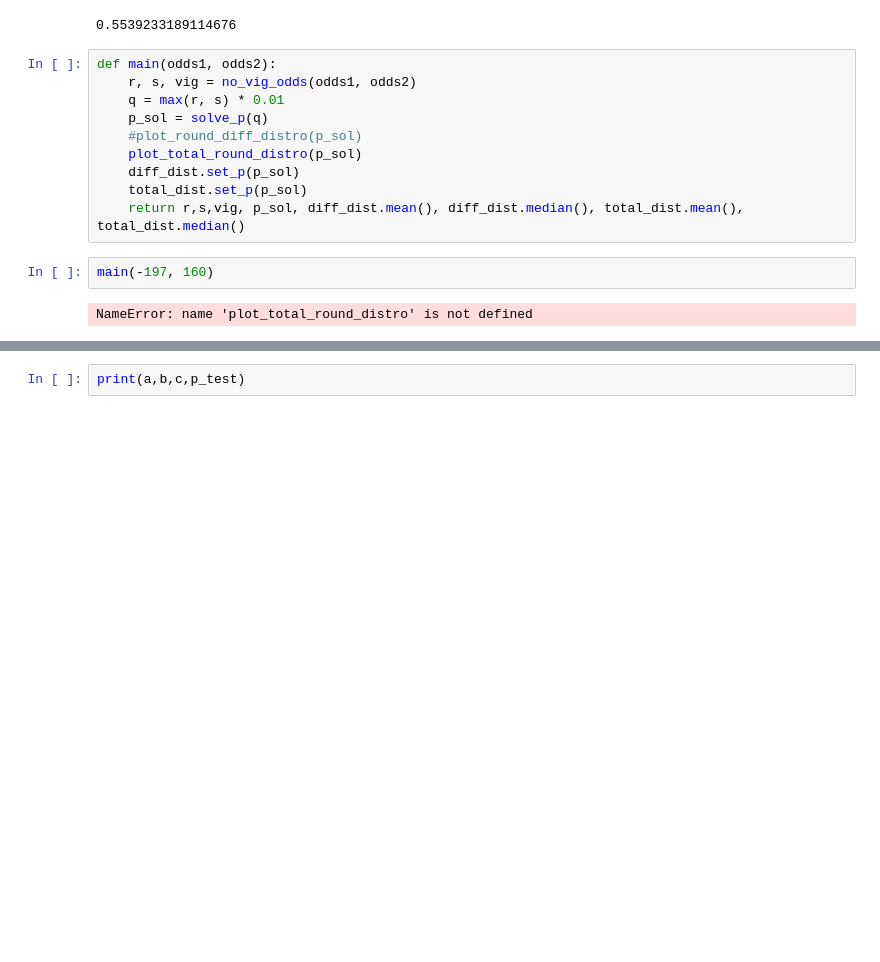
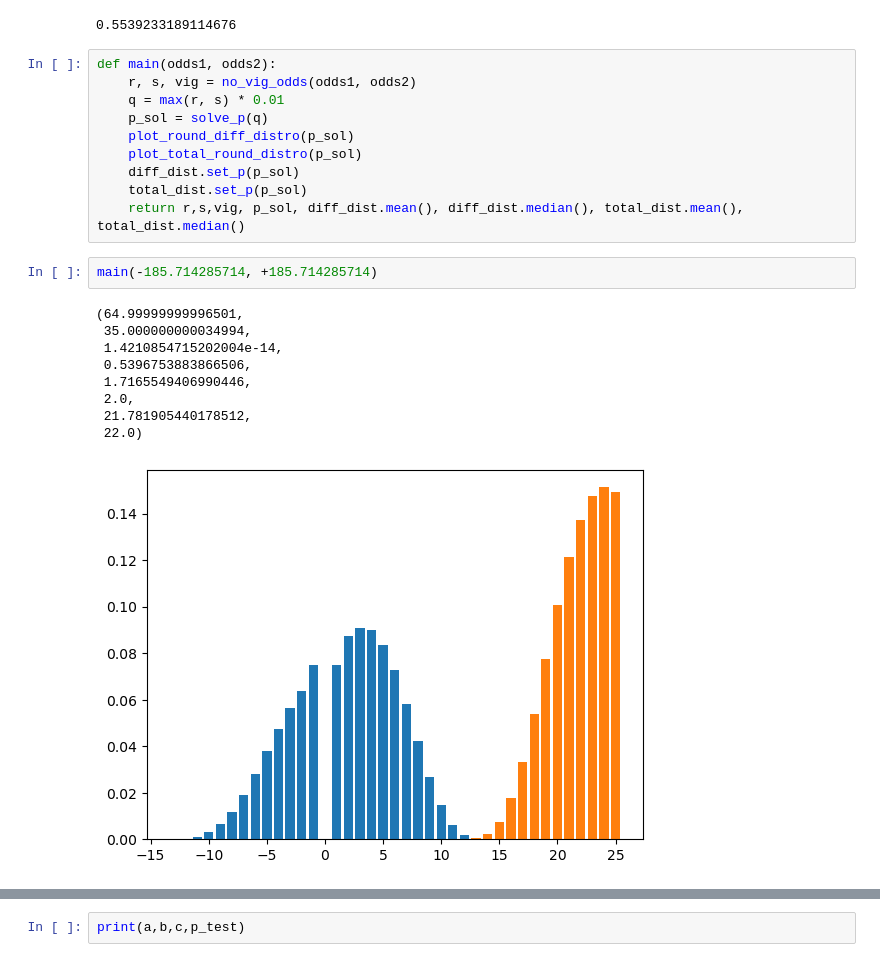
Before and after one commit to fysmoe1121/SportsBetting, a Jupyter notebook: algo_research/research_nb.ipynb, the cells around one changed output, grey strips where cells are left out. Cells and saved outputs as stored; diff of their text form; blank space fills up the shorter version.

Commit message:
added solving the winning probability each round with momentum

```diff
--- a/algo_research/research_nb.ipynb
+++ b/algo_research/research_nb.ipynb
@@ -206,15 +212,23 @@ def main(odds1, odds2):
     r, s, vig = no_vig_odds(odds1, odds2)
     q = max(r, s) * 0.01
     p_sol = solve_p(q)
-    #plot_round_diff_distro(p_sol)
+    plot_round_diff_distro(p_sol)
     plot_total_round_distro(p_sol)
     diff_dist.set_p(p_sol)
     total_dist.set_p(p_sol)
     return r,s,vig, p_sol, diff_dist.mean(), diff_dist.median(), total_dist.mean(), total_dist.median()
-# %%
-main(-197, 160)
-# %% [output]
-NameError: name 'plot_total_round_distro' is not defined
+# %%
+main(-185.714285714, +185.714285714)
+# %% [output]
+(64.99999999996501,
+ 35.000000000034994,
+ 1.4210854715202004e-14,
+ 0.5396753883866506,
+ 1.7165549406990446,
+ 2.0,
+ 21.781905440178512,
+ 22.0)
+[figure, added]
 # %%
 main(103, -125)
 # %% [output]
```
Also changed, not shown: parts of 18 cells of this notebook.
